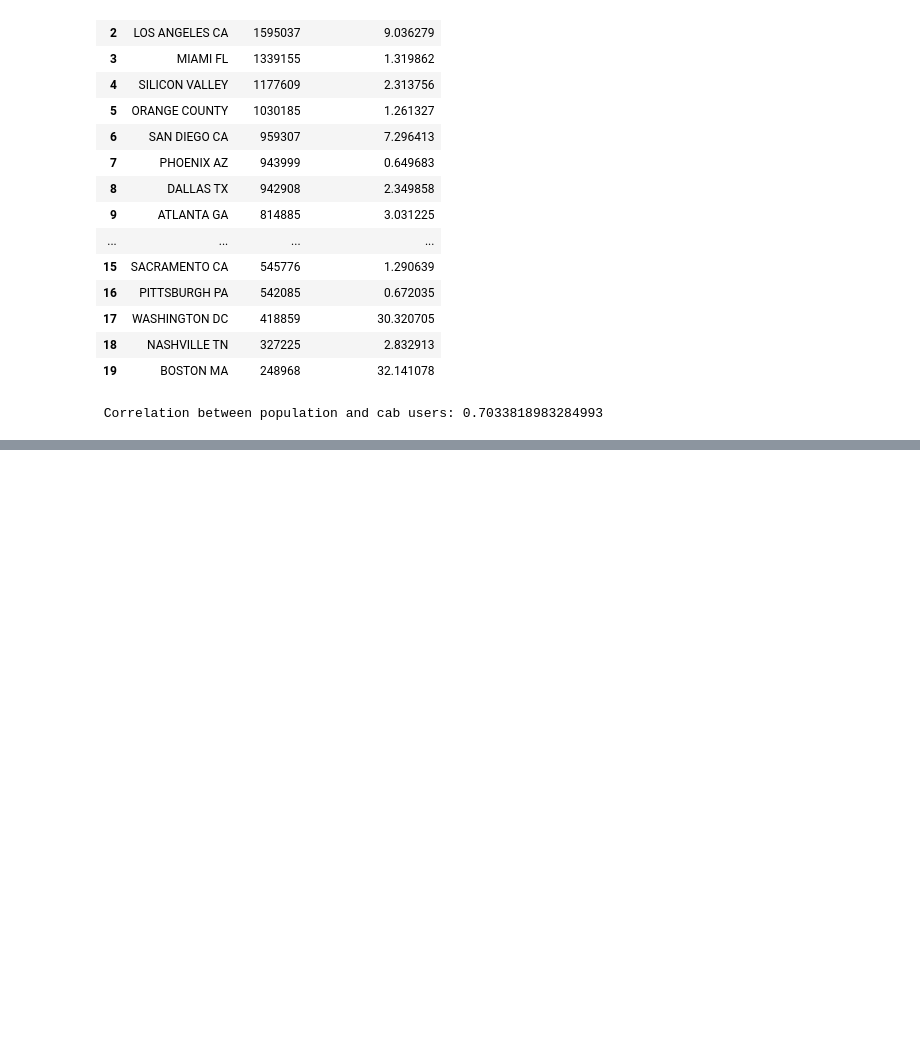
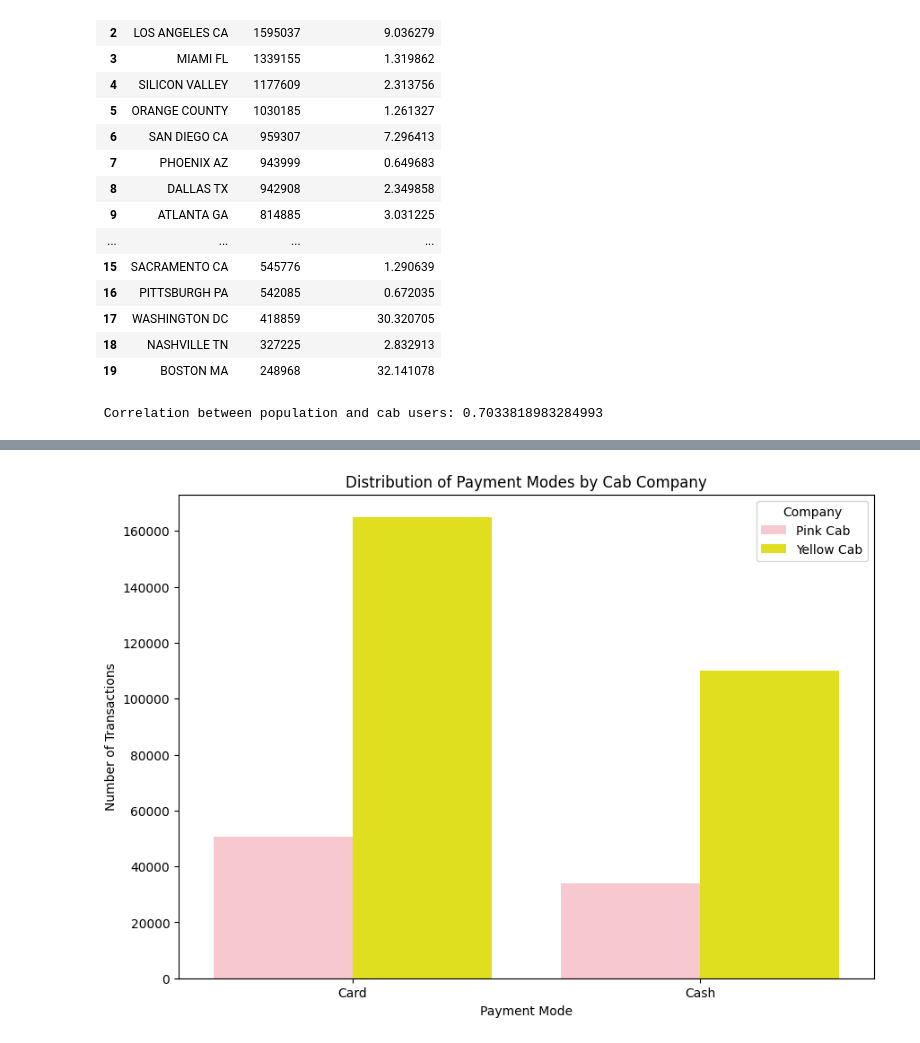
Before and after one commit to matthewiversen/data-glacier-internship, a Jupyter notebook: week-2/notebook.ipynb, the cells around one changed output, grey strips where cells are left out. Drawn from its saved outputs; the diff is of its cells as text; code cells hidden in the pictures; blank space fills up the shorter version.

```diff
--- a/week-2/notebook.ipynb
+++ b/week-2/notebook.ipynb
@@ -613,0 +669,7 @@ print(f" Correlation between population and cab users: {correlation_value}")
+# %%
+# Merging the datasets
+merged_data = pd.merge(cab_data, transaction_data, on='Transaction ID', how='inner')
+merged_data = pd.merge(merged_data, customer_data, on='Customer ID', how='inner')
+merged_data = pd.merge(merged_data, city_data, on='City', how='left')
+
+merged_data.head()
@@ -613,0 +683,10 @@ print(f" Correlation between population and cab users: {correlation_value}")
+# %%
+plt.figure(figsize=(10, 7))
+sb.countplot(data=merged_data, x='Payment_Mode', hue='Company', palette=['pink', 'yellow'])
+plt.title('Distribution of Payment Modes by Cab Company')
+plt.ylabel('Number of Transactions')
+plt.xlabel('Payment Mode')
+plt.legend(title='Company')
+plt.show()
+# %% [output]
+[figure, added]
```
Also changed, not shown: parts of 10 cells of this notebook.
